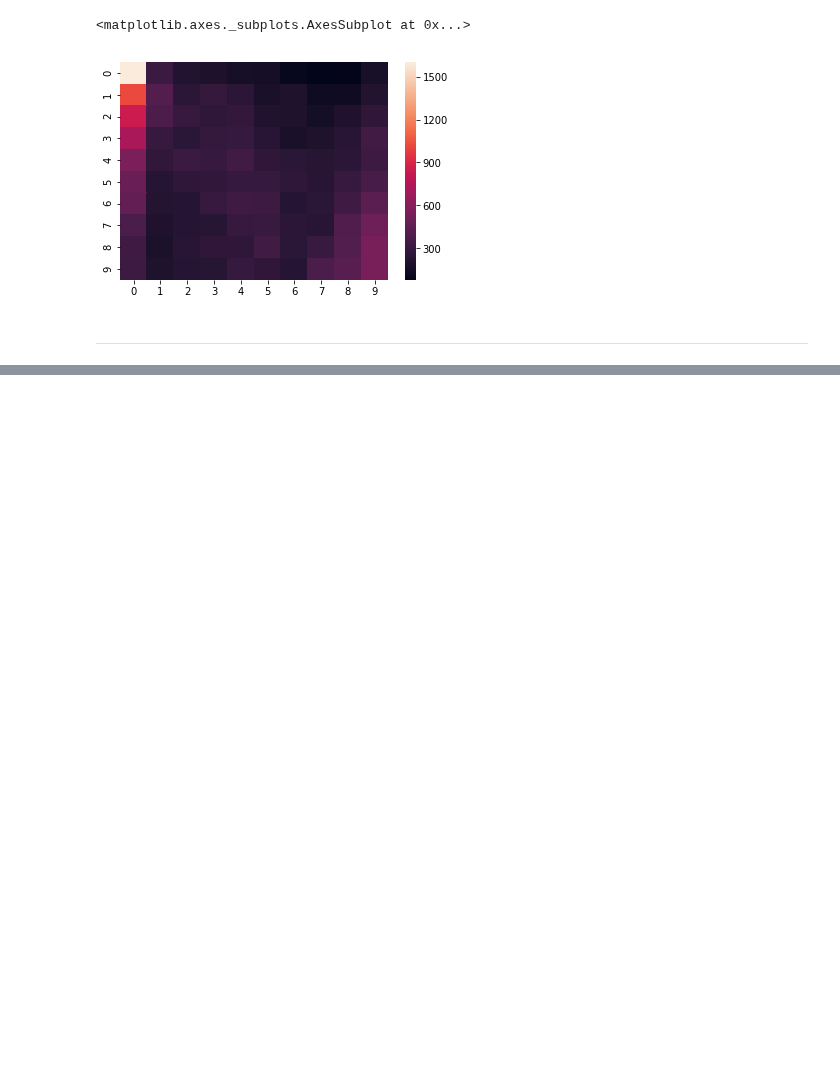
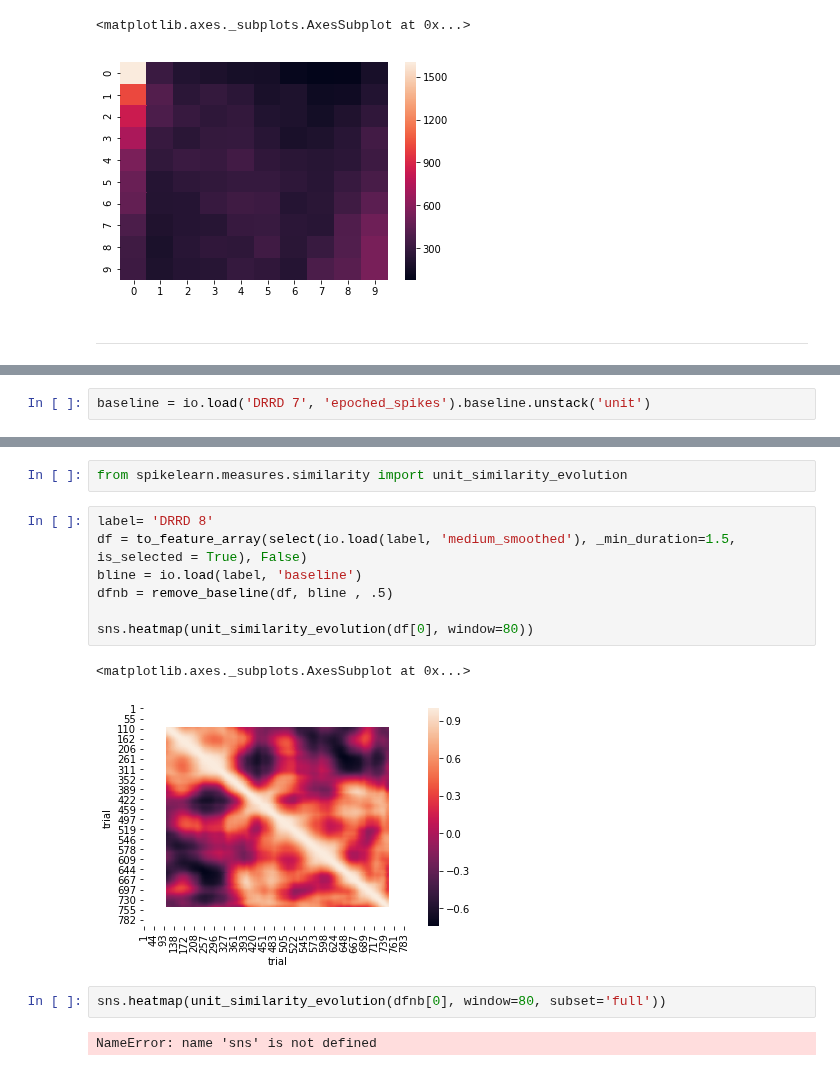
Before and after one commit to EstevaoUyra/spikelearn, a Jupyter notebook: notebooks/exploration/Decoding.ipynb, the cells around one changed output, grey strips where cells are left out. Saved outputs shown, nothing was run; the diff lists cells and outputs as text; blank space fills up the shorter version.

```diff
--- a/notebooks/exploration/Decoding.ipynb
+++ b/notebooks/exploration/Decoding.ipynb
@@ -116,0 +126,2 @@ sns.heatmap(confusion_matrix(one_p.true_label, one_p.predictions_max))
+# %%
+baseline = io.load('DRRD 7', 'epoched_spikes').baseline.unstack('unit')
@@ -116,0 +147,16 @@ sns.heatmap(confusion_matrix(one_p.true_label, one_p.predictions_max))
+# %%
+from spikelearn.measures.similarity import unit_similarity_evolution
+# %%
+label= 'DRRD 8'
+df = to_feature_array(select(io.load(label, 'medium_smoothed'), _min_duration=1.5, is_selected = True), False)
+bline = io.load(label, 'baseline')
+dfnb = remove_baseline(df, bline , .5)
+
+sns.heatmap(unit_similarity_evolution(df[0], window=80))
+# %% [output]
+<matplotlib.axes._subplots.AxesSubplot at 0x...>
+[figure, added]
+# %%
+sns.heatmap(unit_similarity_evolution(dfnb[0], window=80, subset='full'))
+# %% [output]
+NameError: name 'sns' is not defined
```
Also changed, not shown: parts of 24 cells of this notebook.
